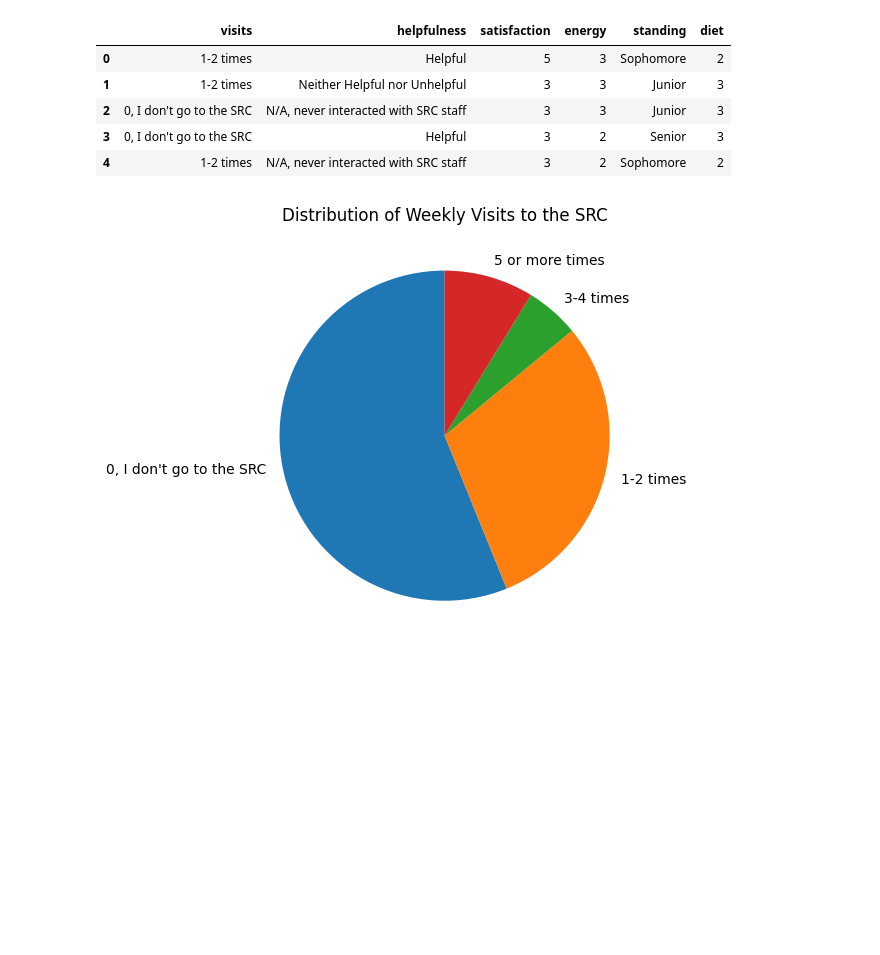
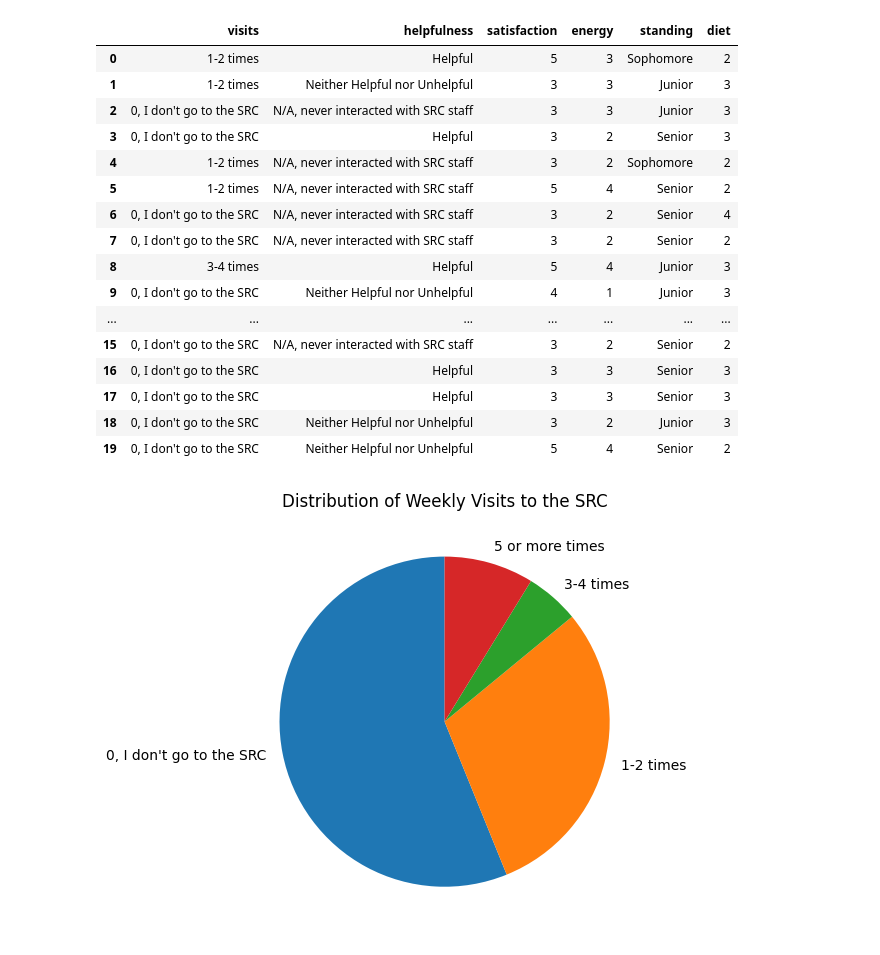
Before and after one commit to jaydenfalse/Mini-Project-SRC-, a Jupyter notebook: distribution.ipynb, the cells around one changed output. Saved outputs shown, nothing was run; the diff lists cells and outputs as text; code cells hidden in the pictures; blank space fills up the shorter version.

```diff
--- a/distribution.ipynb
+++ b/distribution.ipynb
@@ -1,15 +1,26 @@
 # %%
 import pandas as pd
 
 df = pd.read_csv("MiniProject.csv")
-df.head()
+df.head(20)
 # %% [output]
 |  | visits | helpfulness | satisfaction | energy | standing | diet |
 | 0 | 1-2 times | Helpful | 5 | 3 | Sophomore | 2 |
 | 1 | 1-2 times | Neither Helpful nor Unhelpful | 3 | 3 | Junior | 3 |
 | 2 | 0, I don't go to the SRC | N/A, never interacted with SRC staff | 3 | 3 | Junior | 3 |
 | 3 | 0, I don't go to the SRC | Helpful | 3 | 2 | Senior | 3 |
 | 4 | 1-2 times | N/A, never interacted with SRC staff | 3 | 2 | Sophomore | 2 |
+| 5 | 1-2 times | N/A, never interacted with SRC staff | 5 | 4 | Senior | 2 |
+| 6 | 0, I don't go to the SRC | N/A, never interacted with SRC staff | 3 | 2 | Senior | 4 |
+| 7 | 0, I don't go to the SRC | N/A, never interacted with SRC staff | 3 | 2 | Senior | 2 |
+| 8 | 3-4 times | Helpful | 5 | 4 | Junior | 3 |
+| 9 | 0, I don't go to the SRC | Neither Helpful nor Unhelpful | 4 | 1 | Junior | 3 |
+| ... | ... | ... | ... | ... | ... | ... |
+| 15 | 0, I don't go to the SRC | N/A, never interacted with SRC staff | 3 | 2 | Senior | 2 |
+| 16 | 0, I don't go to the SRC | Helpful | 3 | 3 | Senior | 3 |
+| 17 | 0, I don't go to the SRC | Helpful | 3 | 3 | Senior | 3 |
+| 18 | 0, I don't go to the SRC | Neither Helpful nor Unhelpful | 3 | 2 | Junior | 3 |
+| 19 | 0, I don't go to the SRC | Neither Helpful nor Unhelpful | 5 | 4 | Senior | 2 |
 # %%
 import matplotlib.pyplot as plt
 visit_counts = df['visits'].value_counts().sort_index()
```
Also changed, not shown: parts of 2 cells of this notebook.
